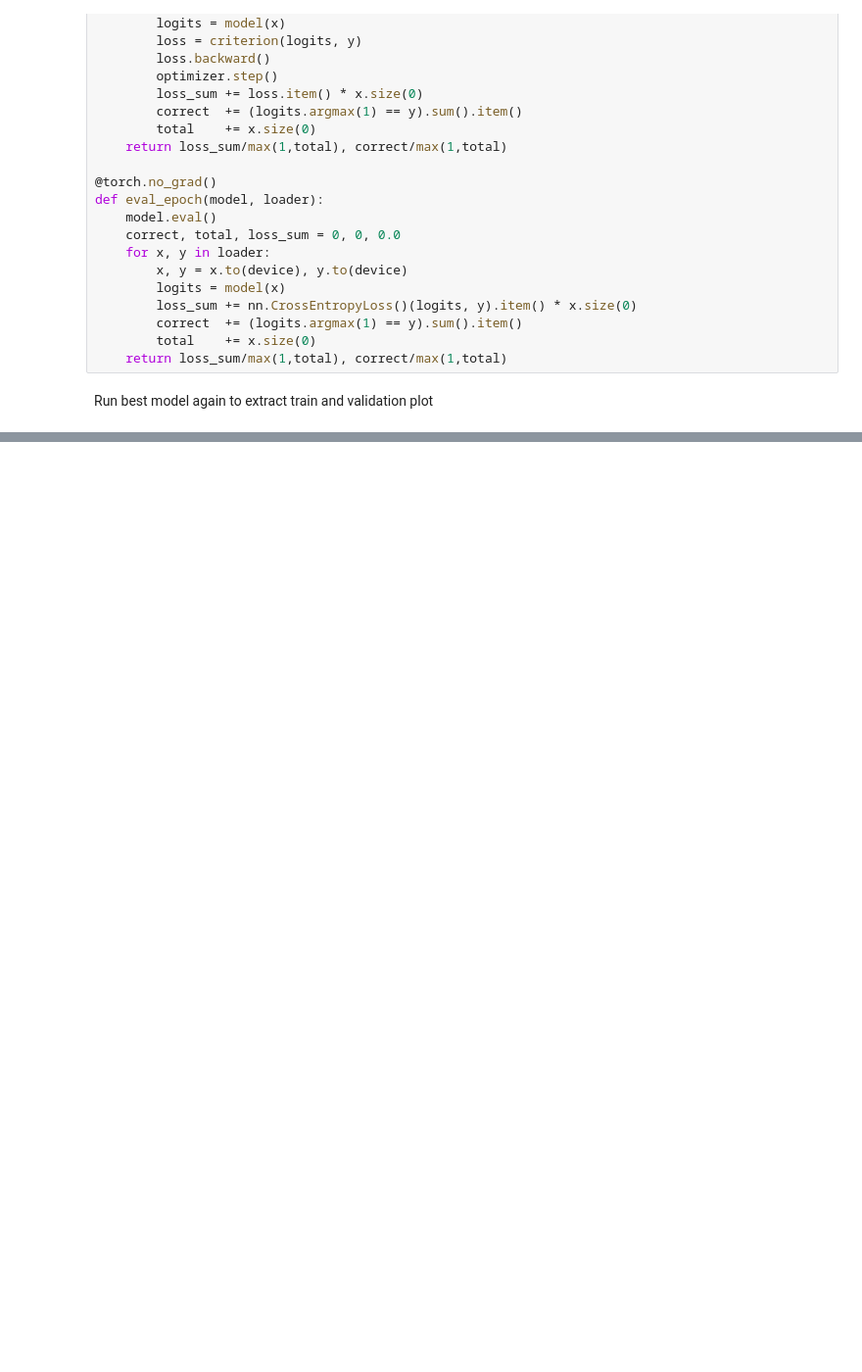
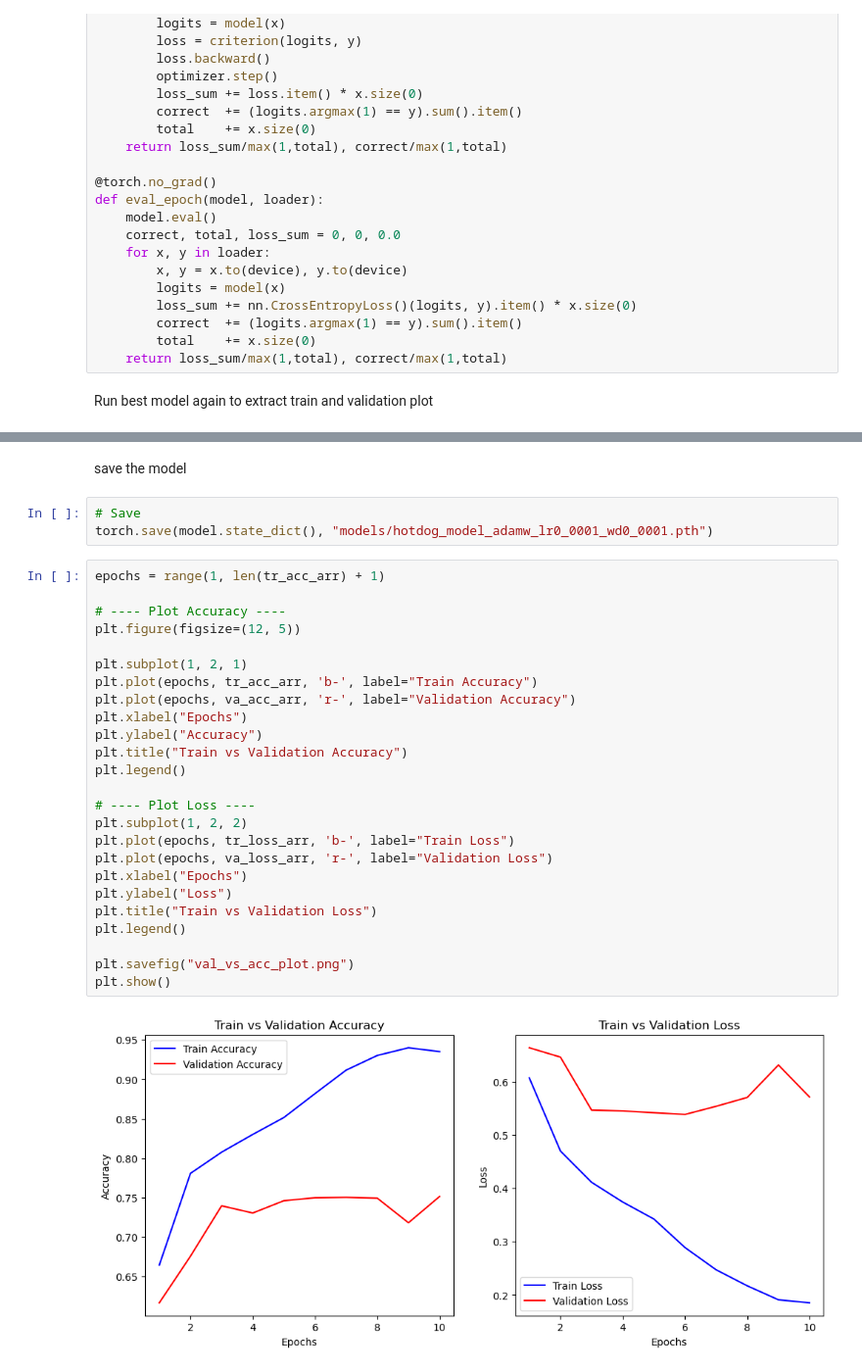
Before and after one commit to KonzelmannJonas/DTU25_IDLCV_Group33, a Jupyter notebook: project1/plots.ipynb, the cells around one changed output, grey strips where cells are left out. Shown at 98% size. Saved outputs shown, nothing was run; the diff lists cells and outputs as text; blank space fills up the shorter version.

```diff
--- a/project1/plots.ipynb
+++ b/project1/plots.ipynb
@@ -201 +195,33 @@ Ep 09 | train 93.7% (0.1972) | val 75.4% (0.5548)
+# %% [markdown]
+save the model
+# %%
+# Save
+torch.save(model.state_dict(), "models/hotdog_model_adamw_lr0_0001_wd0_0001.pth")
+# %%
+epochs = range(1, len(tr_acc_arr) + 1)
+
+# ---- Plot Accuracy ----
+plt.figure(figsize=(12, 5))
+
+plt.subplot(1, 2, 1)
+plt.plot(epochs, tr_acc_arr, 'b-', label="Train Accuracy")
+plt.plot(epochs, va_acc_arr, 'r-', label="Validation Accuracy")
+plt.xlabel("Epochs")
+plt.ylabel("Accuracy")
+plt.title("Train vs Validation Accuracy")
+plt.legend()
+
+# ---- Plot Loss ----
+plt.subplot(1, 2, 2)
+plt.plot(epochs, tr_loss_arr, 'b-', label="Train Loss")
+plt.plot(epochs, va_loss_arr, 'r-', label="Validation Loss")
+plt.xlabel("Epochs")
+plt.ylabel("Loss")
+plt.title("Train vs Validation Loss")
+plt.legend()
+
+plt.savefig("val_vs_acc_plot.png")
+plt.show()
+# %% [output]
+[figure, added]
 # %%
```
Also changed, not shown: parts of 15 cells of this notebook, 2 other files.
